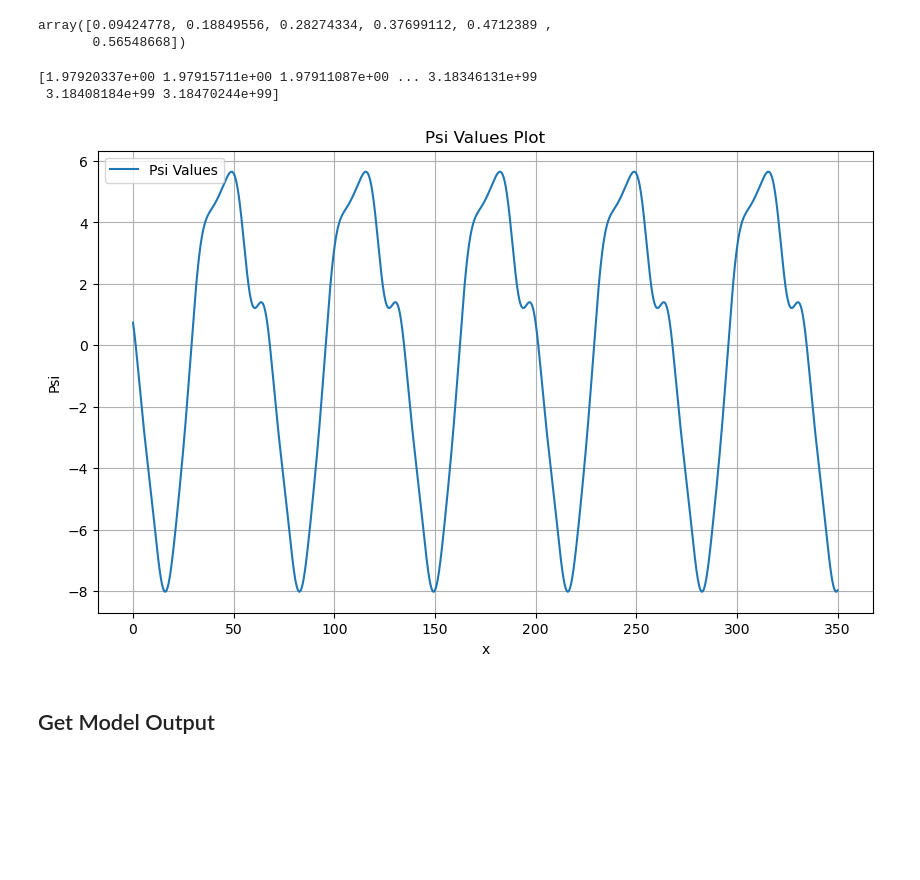
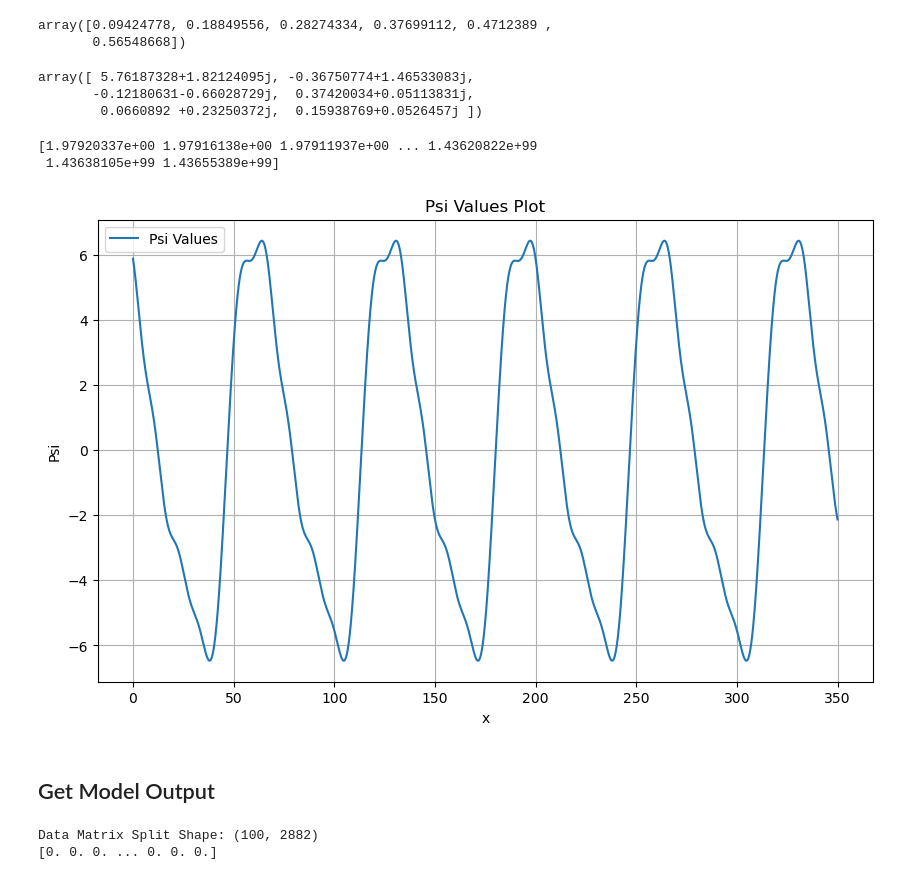
Before and after one commit to outlawhayden/iono-net, a Jupyter notebook: model/examine_psi_vals.ipynb, the cells around one changed output. Saved outputs shown, nothing was run; the diff lists cells and outputs as text; code cells hidden in the pictures; blank space fills up the shorter version.

```diff
--- a/model/examine_psi_vals.ipynb
+++ b/model/examine_psi_vals.ipynb
@@ -22,13 +22,36 @@ def buildPsiVals(kPsi, compl_ampls, x):
         val += np.real(compl_ampls[ik] * np.exp(1j * kPsi[ik] * x))
     return val
 
+
+def convert_to_complex(s):
+    if s == "NaNNaNi":
+        return 0
+    else:
+        return complex(s.replace('i', 'j'))
+
+def split_complex_to_imaginary(complex_array):
+    return np.concatenate([complex_array.real, complex_array.imag], axis=-1)
+
+
+def loss_fn(params, model, inputs, true_coeffs, deterministic, rng_key):
+    preds = model.apply({'params': params}, inputs, deterministic=deterministic, rngs={'dropout': rng_key})
+    preds_real, preds_imag = preds[:, :6], preds[:, 6:]
+    true_real, true_imag = true_coeffs[:, :6], true_coeffs[:, 6:]
+    loss_real = jnp.mean((preds_real - true_real) ** 2)
+    loss_imag = jnp.mean((preds_imag - true_imag) ** 2)
+    return loss_real + loss_imag
+
+
 x_range = np.arange(0, 350, 0.0001)
 
-kpsi_path = "/home/houtlaw/iono-net/data/SAR_AF_ML_toyDataset_etc/radar_coeffs_csv_small/kPsi_20241029_193914.csv"
+kpsi_path = "/home/houtlaw/iono-net/data/SAR_AF_ML_toyDataset_etc/radar_coeffs_csv_small/kPsi_20241104_212603.csv"
 kpsi_df = pd.read_csv(kpsi_path)
 
-coeffs_path = "/home/houtlaw/iono-net/data/SAR_AF_ML_toyDataset_etc/radar_coeffs_csv_small/compl_ampls_20241029_193914.csv"
-coeffs_df = pd.read_csv(coeffs_path)
+coeffs_path = "/home/houtlaw/iono-net/data/SAR_AF_ML_toyDataset_etc/radar_coeffs_csv_small/compl_ampls_20241104_212602.csv"
+coeffs_df = pd.read_csv(coeffs_path).T
+
+signal_path = "/home/houtlaw/iono-net/data/SAR_AF_ML_toyDataset_etc/radar_coeffs_csv_small/uscStruct_vals_20241104_212602.csv"
+signal_df = pd.read_csv(signal_path).T
 
 
 for col in coeffs_df.columns:
@@ -42,27 +65,50 @@ array([0.09424778, 0.18849556, 0.28274334, 0.37699112, 0.4712389 ,
        0.56548668])
 # %%
 coeffs_vals = coeffs_df.iloc[0,:].values
+coeffs_vals
+# %% [output]
+array([ 5.76187328+1.82124095j, -0.36750774+1.46533083j,
+       -0.12180631-0.66028729j,  0.37420034+0.05113831j,
+        0.0660892 +0.23250372j,  0.15938769+0.0526457j ])
 # %%
-psiVals = buildPsiVals(coeffs_sample, kpsi_df.iloc[:,0].values, x_range)
+psiVals = buildPsiVals(coeffs_vals, kpsi_df.iloc[:,0].values, x_range)
 print(psiVals)
 # %% [output]
-[1.97920337e+00 1.97915711e+00 1.97911087e+00 ... 3.18346131e+99
- 3.18408184e+99 3.18470244e+99]
+[1.97920337e+00 1.97916138e+00 1.97911937e+00 ... 1.43620822e+99
+ 1.43638105e+99 1.43655389e+99]
 # %%
 # Build Psi values for plotting
-psiVals = buildPsiVals(kpsi_vals, coeffs_sample, x_range)
+psiVals = buildPsiVals(kpsi_vals, coeffs_vals, x_range)
 
 # Plot Psi values
 plt.figure(figsize=(10, 6))
 plt.plot(x_range, psiVals, label="Psi Values")
 plt.xlabel("x")
 plt.ylabel("Psi")
 plt.title("Psi Values Plot")
 plt.grid(True)
 plt.legend()
 plt.show()
 # %% [output]
-[figure, old version]
+[figure, new version]
 # %% [markdown]
 ## Get Model Output
+# %%
+data_df = pd.read_csv(signal_path, dtype = str)
+
+data_df = data_df.dropna(axis = 1, how = 'any')
+
+data_matrix = data_df.applymap(convert_to_complex).to_numpy().T
+
+data_matrix_split = split_complex_to_imaginary(data_matrix)
+
+print("Data Matrix Split Shape:", data_matrix_split.shape)
+
+
+sample_signal = data_matrix_split[0,:]
+
+print(sample_signal)
+# %% [output]
+Data Matrix Split Shape: (100, 2882)
+[0. 0. 0. ... 0. 0. 0.]
 # %%
```
Also changed, not shown: parts of 7 cells of this notebook, 13 other files.
